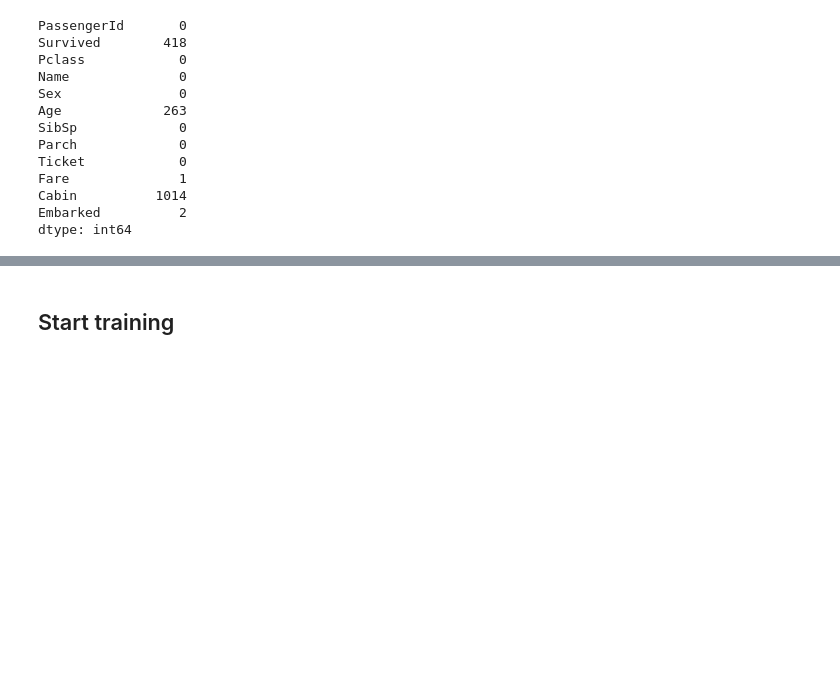
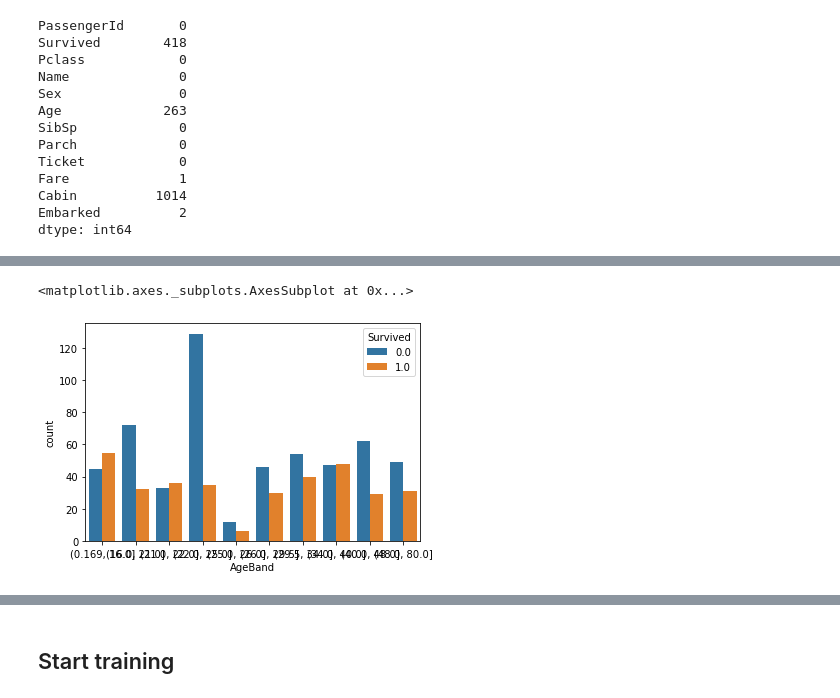
Before and after one commit to tuogy/kaggle-titanic, a Jupyter notebook: main.ipynb, the cells around one changed output, grey strips where cells are left out. Cells and saved outputs as stored; diff of their text form; code cells hidden in the pictures; blank space fills up the shorter version.

```diff
--- a/main.ipynb
+++ b/main.ipynb
@@ -133,6 +157,0 @@ dataset['Embarked'].fillna('S', inplace=True)
-# %%
-age_nan_idx = dataset.loc[dataset['Age'].isna()].index
-for idx in age_nan_idx:
-    dataset.loc[idx, 'Age'] = dataset.loc[(dataset['Pclass'] == dataset.loc[idx, 'Pclass']) & (dataset['Embarked'] == dataset.loc[idx, 'Embarked']), 'Age'].median()
-# %%
-dataset['Cabin'] = dataset['Cabin'].fillna('X').map(lambda x: x[0])
@@ -138,0 +167,4 @@ dataset['Cabin'] = dataset['Cabin'].fillna('X').map(lambda x: x[0])
+# %%
+dataset['Fare'].fillna(dataset.loc[(dataset['Pclass'] == 3) & (dataset['Embarked'] == 'S'), 'Fare'].median(), inplace=True)
+# %%
+dataset['Age'] = dataset.groupby(['Pclass', 'Sex'])['Age'].transform(lambda x: x.fillna(x.median()))
@@ -138,0 +187,6 @@ dataset['Cabin'] = dataset['Cabin'].fillna('X').map(lambda x: x[0])
+# %%
+dataset['AgeBand'] = pd.qcut(dataset['Age'], 10)
+sns.countplot(x='AgeBand', hue='Survived', data=dataset)
+# %% [output]
+<matplotlib.axes._subplots.AxesSubplot at 0x...>
+[figure, added]
```
Also changed, not shown: parts of 43 cells of this notebook.
